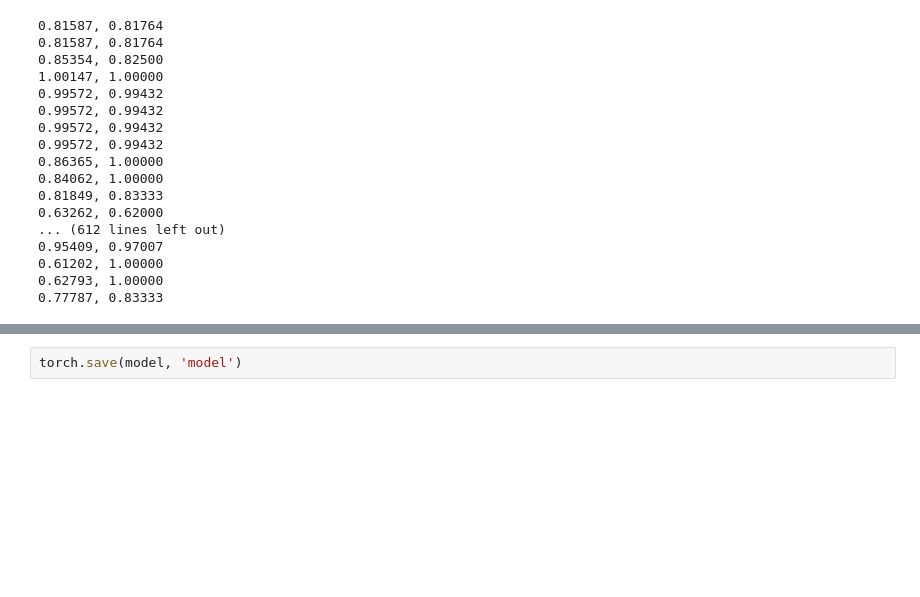
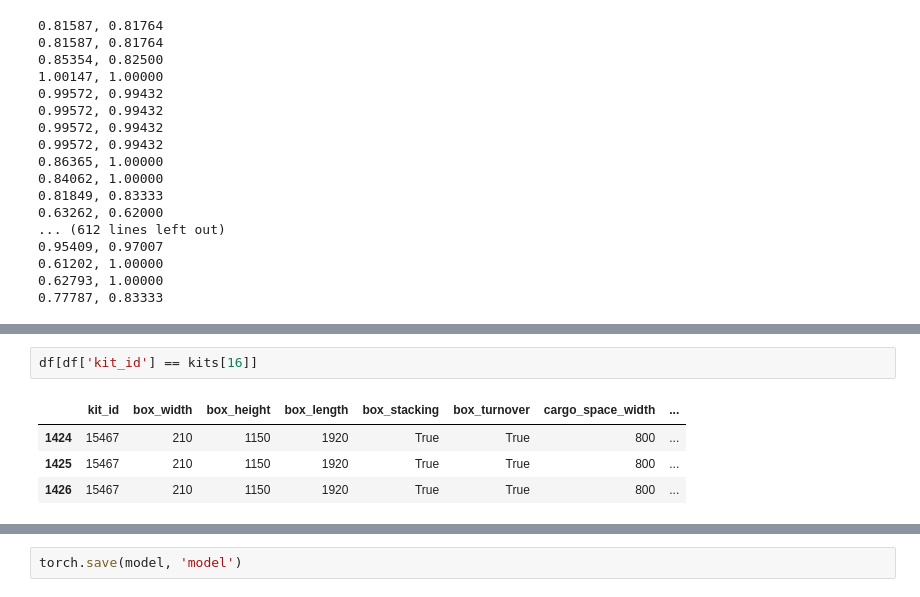
Before and after one commit to esvesv/gaprix, a Jupyter notebook: Untitled.ipynb, the cells around one changed output, grey strips where cells are left out. Saved outputs shown, nothing was run; the diff lists cells and outputs as text; blank space fills up the shorter version.

```diff
--- a/Untitled.ipynb
+++ b/Untitled.ipynb
@@ -405,0 +421,7 @@ for item in zip(outputs, labels):
+# %%
+df[df['kit_id'] == kits[16]]
+# %% [output]
+|  | kit_id | box_width | box_height | box_length | box_stacking | box_turnover | cargo_space_width | ... |
+| 1424 | 15467 | 210 | 1150 | 1920 | True | True | 800 | ... |
+| 1425 | 15467 | 210 | 1150 | 1920 | True | True | 800 | ... |
+| 1426 | 15467 | 210 | 1150 | 1920 | True | True | 800 | ... |
```
Also changed, not shown: parts of 4 cells of this notebook, 1 other file.
